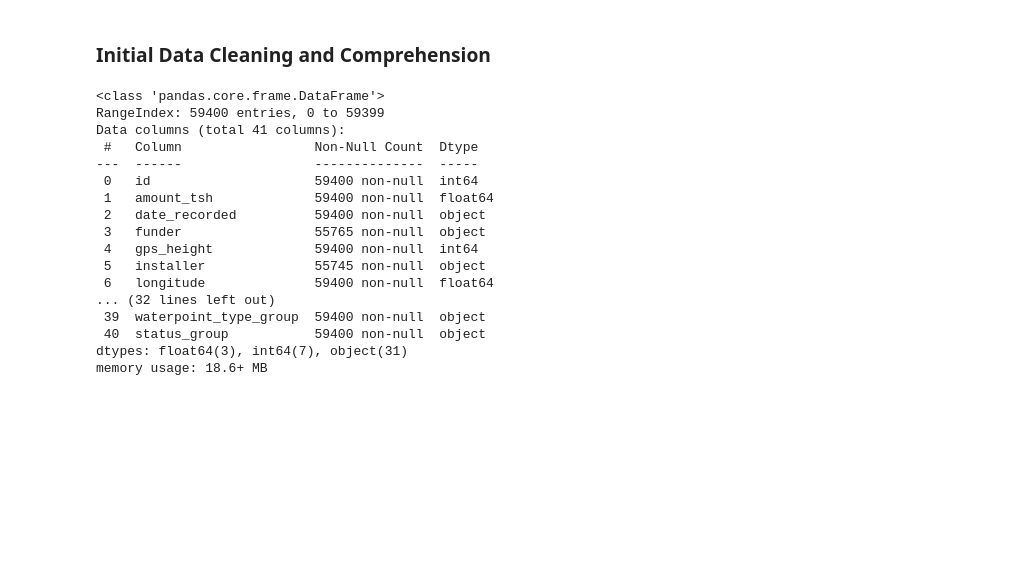
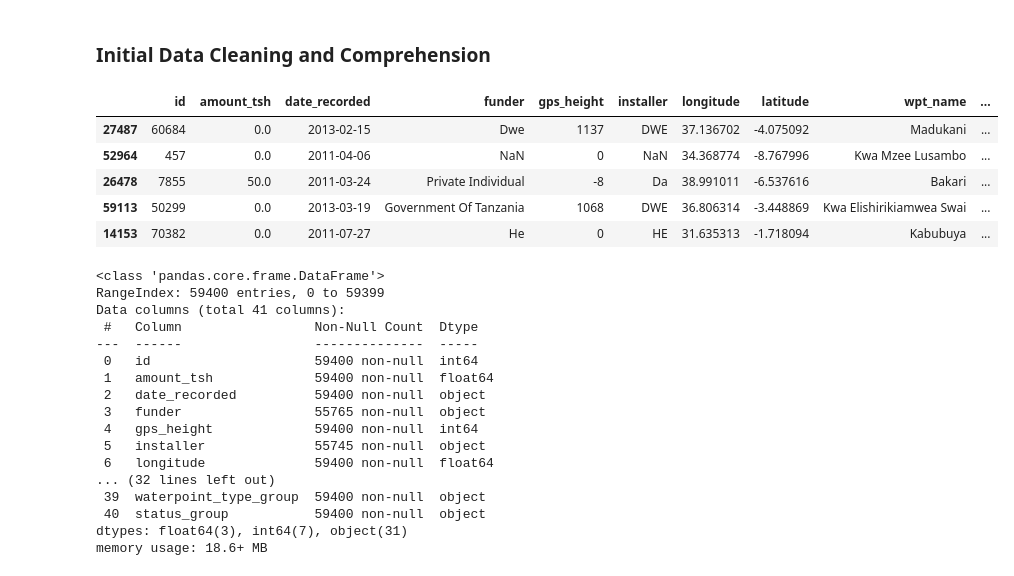
Before and after one commit to toastdeini/Waterpoint-functionality-in-Tanzania, a Jupyter notebook: Exploratory_Analysis_and_Cleaning.ipynb, the cells around one changed output. Cells and saved outputs as stored; diff of their text form; code cells hidden in the pictures; blank space fills up the shorter version.

```diff
--- a/Exploratory_Analysis_and_Cleaning.ipynb
+++ b/Exploratory_Analysis_and_Cleaning.ipynb
@@ -57,6 +57,17 @@ test_df = pd.read_csv('data/test_set_values.csv')
 # Concatenating separate .csv files
 df = pd.concat(objs = [train_val, train_label],
                axis = 1)
+# %%
+# Quick readout
+df.sample(n = 5,
+          random_state = 138)
+# %% [output]
+|  | id | amount_tsh | date_recorded | funder | gps_height | installer | longitude | latitude | wpt_name | ... |
+| 27487 | 60684 | 0.0 | 2013-02-15 | Dwe | 1137 | DWE | 37.136702 | -4.075092 | Madukani | ... |
+| 52964 | 457 | 0.0 | 2011-04-06 | NaN | 0 | NaN | 34.368774 | -8.767996 | Kwa Mzee Lusambo | ... |
+| 26478 | 7855 | 50.0 | 2011-03-24 | Private Individual | -8 | Da | 38.991011 | -6.537616 | Bakari | ... |
+| 59113 | 50299 | 0.0 | 2013-03-19 | Government Of Tanzania | 1068 | DWE | 36.806314 | -3.448869 | Kwa Elishirikiamwea Swai | ... |
+| 14153 | 70382 | 0.0 | 2011-07-27 | He | 0 | HE | 31.635313 | -1.718094 | Kabubuya | ... |
 # %%
 df.info()
 # %% [output]
```
Also changed, not shown: parts of 52 cells of this notebook.
